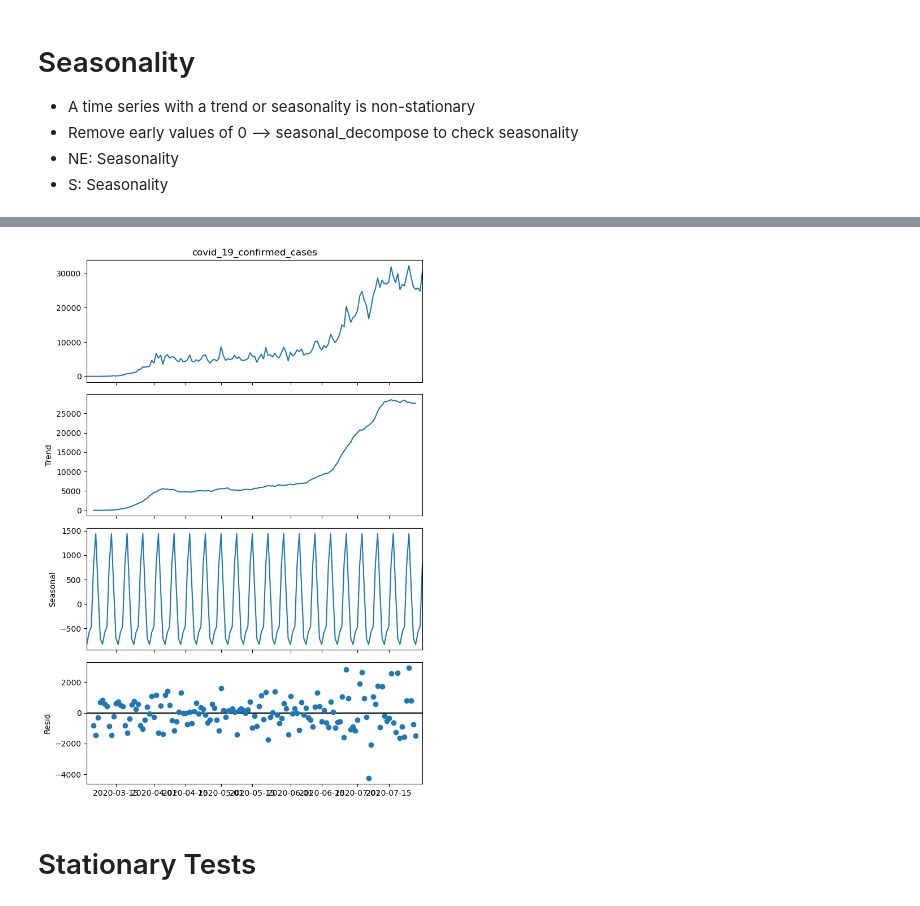
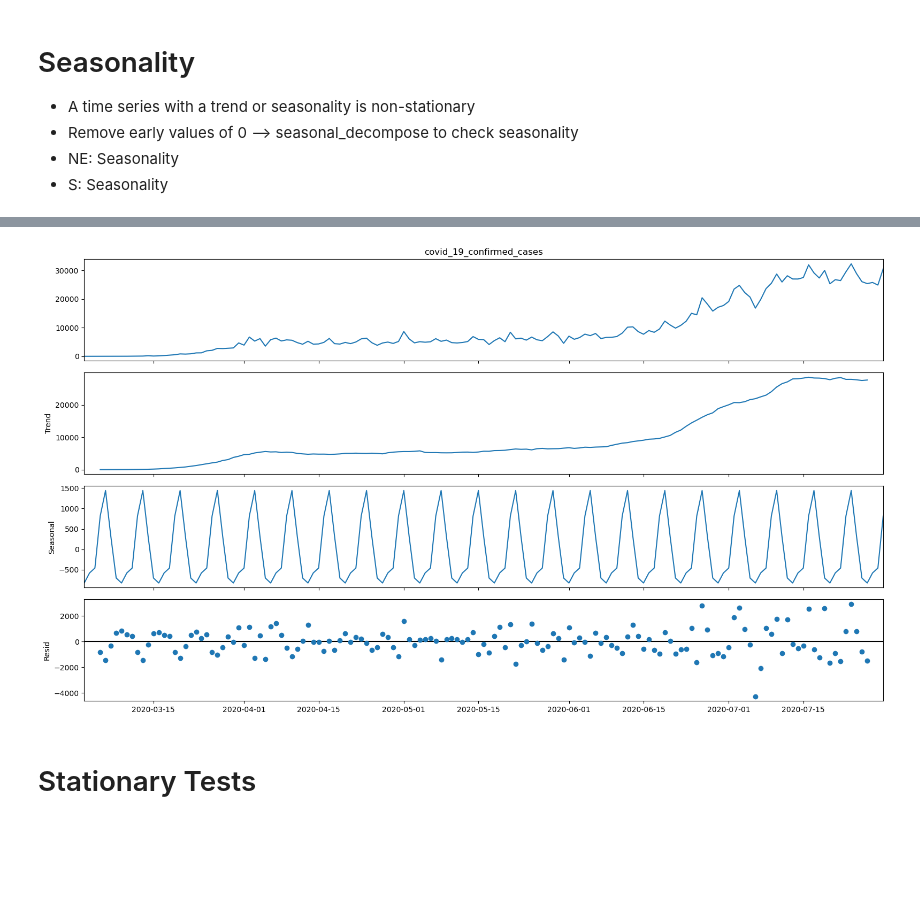
Before and after one commit to zshi719/LTV_DataSci_Capstone_Project, a Jupyter notebook: models/ARIMA/tilly_new_ARIMA.ipynb, the cells around one changed output, grey strips where cells are left out. Saved outputs shown, nothing was run; the diff lists cells and outputs as text; code cells hidden in the pictures; blank space fills up the shorter version.

```diff
--- a/models/ARIMA/tilly_new_ARIMA.ipynb
+++ b/models/ARIMA/tilly_new_ARIMA.ipynb
@@ -59,10 +62,13 @@ plt.show()
 # %%
 s_decomposition = seasonal_decompose(s_train["covid_19_confirmed_cases"], model = "additive")
 # %%
-s_decomposition.plot()
+fig = s_decomposition.plot()
+fig.set_size_inches((16, 9))
+# Tight layout to realign things
+fig.tight_layout()
 plt.show()
 # %% [output]
-[figure, old version]
+[figure, new version]
 # %% [markdown]
 # Stationary Tests
 # %% [markdown]
```
Also changed, not shown: parts of 1 cell of this notebook, 2 other files.
